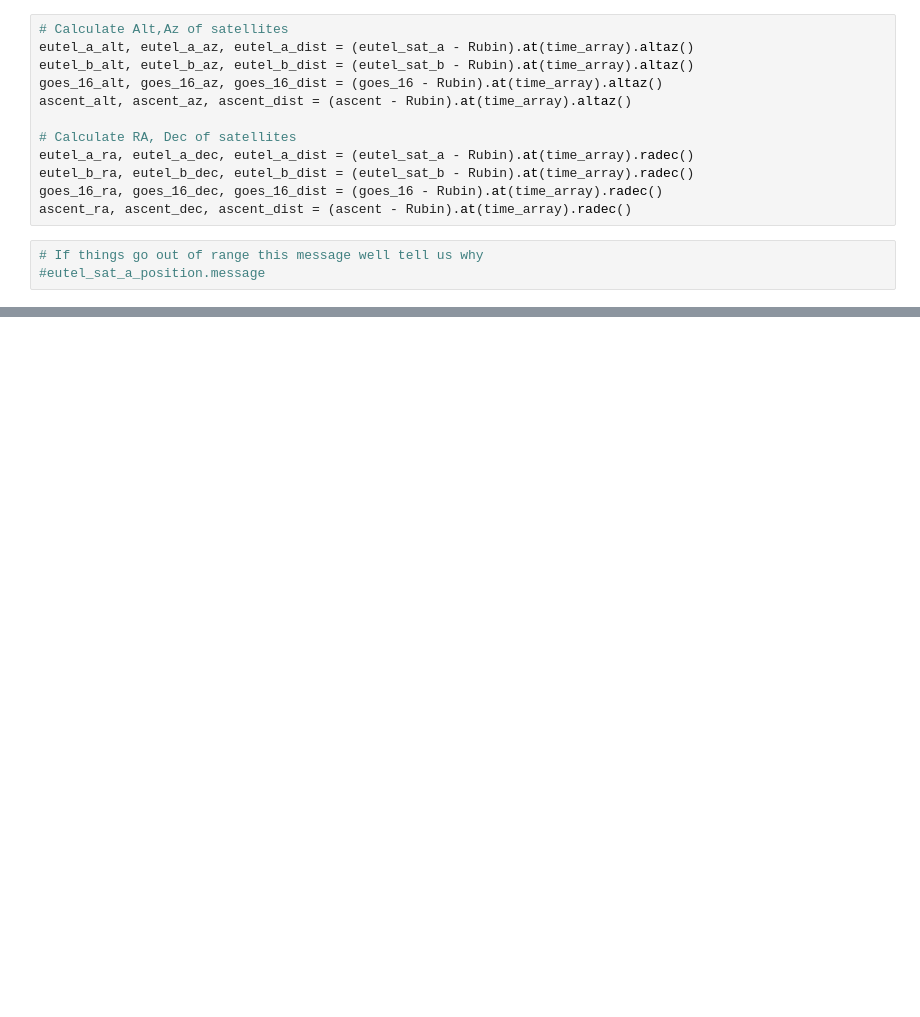
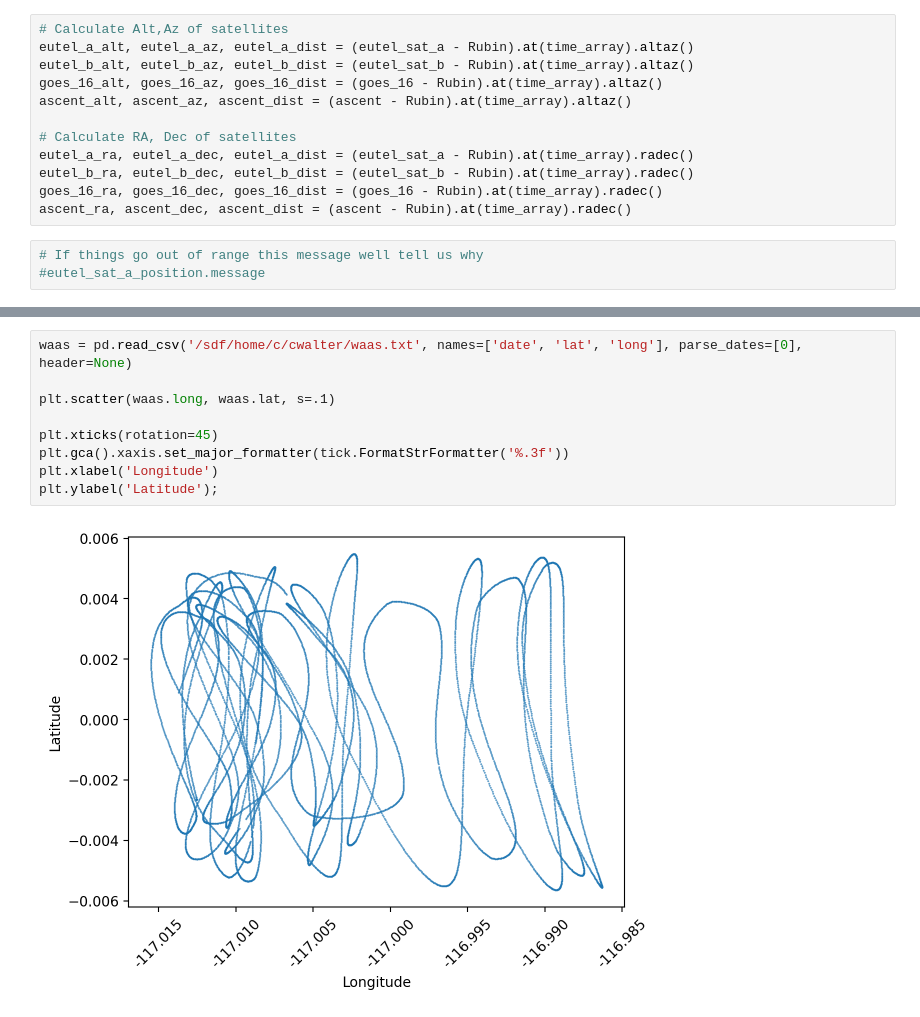
Before and after one commit to cwwalter/geosynchronous-satellites, a Jupyter notebook: Skyfield.ipynb, the cells around one changed output, grey strips where cells are left out. Saved outputs shown, nothing was run; the diff lists cells and outputs as text; blank space fills up the shorter version.

```diff
--- a/Skyfield.ipynb
+++ b/Skyfield.ipynb
@@ -304,0 +314,11 @@ ts.from_astropy(exp_time).utc_iso()
+# %%
+waas = pd.read_csv('/sdf/home/c/cwalter/waas.txt', names=['date', 'lat', 'long'], parse_dates=[0], header=None)
+
+plt.scatter(waas.long, waas.lat, s=.1)
+
+plt.xticks(rotation=45)
+plt.gca().xaxis.set_major_formatter(tick.FormatStrFormatter('%.3f'))
+plt.xlabel('Longitude')
+plt.ylabel('Latitude');
+# %% [output]
+[figure, added]
```
Also changed, not shown: parts of 24 cells of this notebook, 2 other files.
